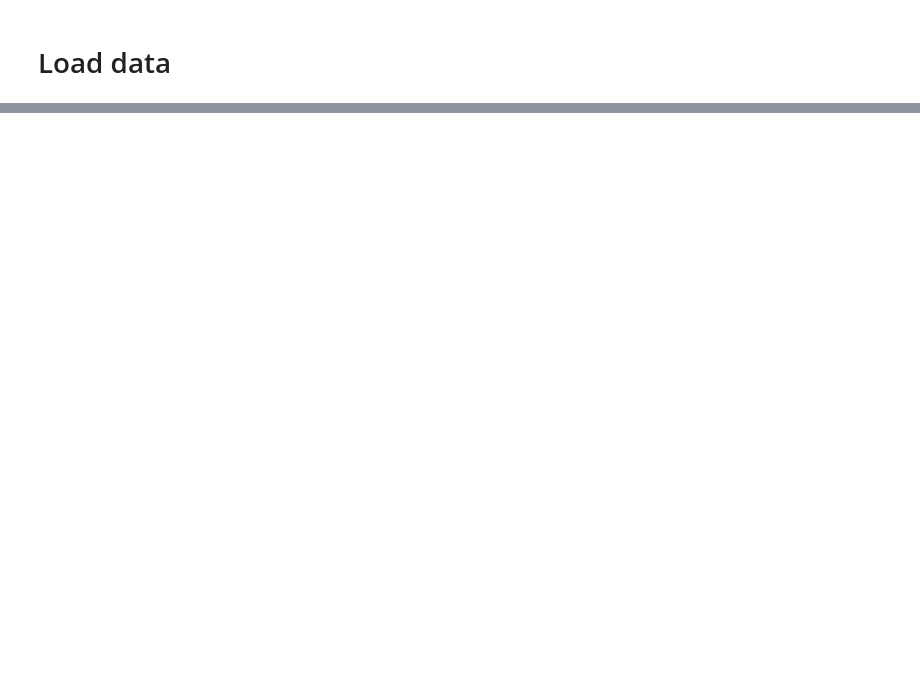
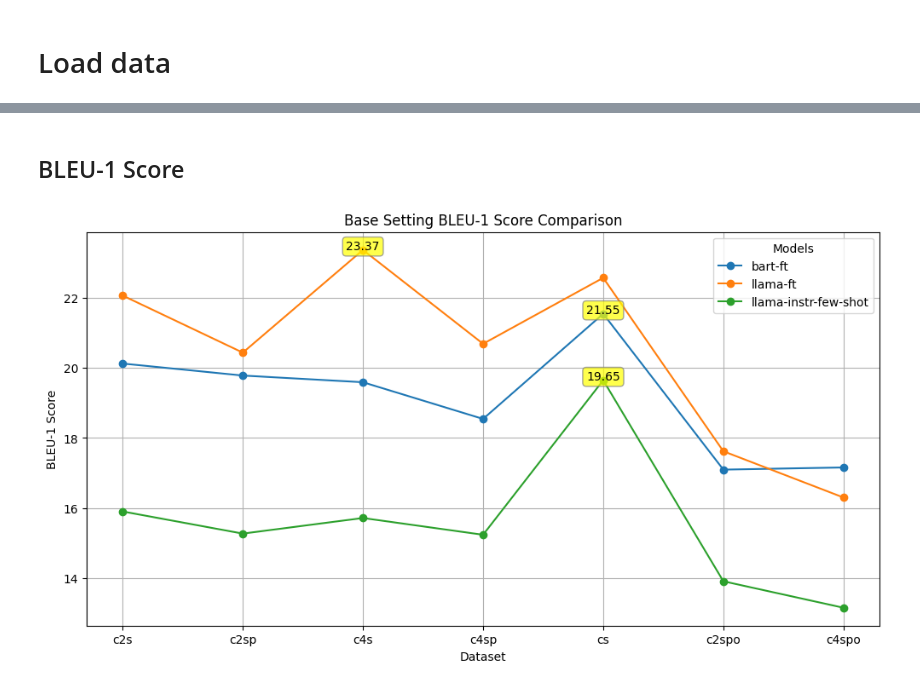
Before and after one commit to martgru/ElabSimp, a Jupyter notebook: main/inspect_results.ipynb, the cells around one changed output, grey strips where cells are left out. Saved outputs shown, nothing was run; the diff lists cells and outputs as text; code cells hidden in the pictures; blank space fills up the shorter version.

Commit message:
compare models' performance on different settings (bleu-1,bleu-2)

```diff
--- a/main/inspect_results.ipynb
+++ b/main/inspect_results.ipynb
@@ -21,0 +21,34 @@ bart_ft_res
+# %%
+import pandas as pd
+import matplotlib.pyplot as plt
+
+# score type: b1 - bleu 1 , b2 - bleu2
+def preprocess_dataframe(df, score_type, model_name):
+    """
+    Preprocess the DataFrame to filter only columns ending with '-b1' and rename them with the model name.
+
+    """
+    # filter columns that end with '-b1' along with the 'dataset' column
+    filtered_df = df[['dataset'] + [col for col in df.columns if col.endswith(f'-{score_type}')]]
+
+    # rename the columns to include the model name
+    filtered_df = filtered_df.rename(columns={col: f"{model_name}_{col}" for col in filtered_df.columns if col != 'dataset'})
+
+    return filtered_df
+
+def merge_dataframes(dfs):
+    """
+    Merge multiple DataFrames on the 'dataset' column.
+
+    """
+    merged_df = dfs[0]
+    for df in dfs[1:]:
+        merged_df = pd.merge(merged_df, df, on='dataset')
+    return merged_df
+
+bart_ft_df = preprocess_dataframe(bart_ft_res, "b1", "bart-ft")
+llama_ft_df = preprocess_dataframe(llama_ft_res,"b1", "llama-ft")
+llama_instr_df = preprocess_dataframe(llama_instr_res,"b1","llama-instr-few-shot")
+
+df = merge_dataframes([bart_ft_df,llama_ft_df,llama_instr_df])
+df.head()
@@ -21,0 +103,12 @@ bart_ft_res
+# %% [markdown]
+## BLEU-1 Score
+# %%
+compare_setting(
+    dataframe=df,
+    score_type="BLEU-1",
+    dataset_column='dataset',
+    column_type='base-b1',
+    title="Base Setting BLEU-1 Score Comparison"
+)
+# %% [output]
+[figure, added]
```
Also changed, not shown: parts of 19 cells of this notebook.
